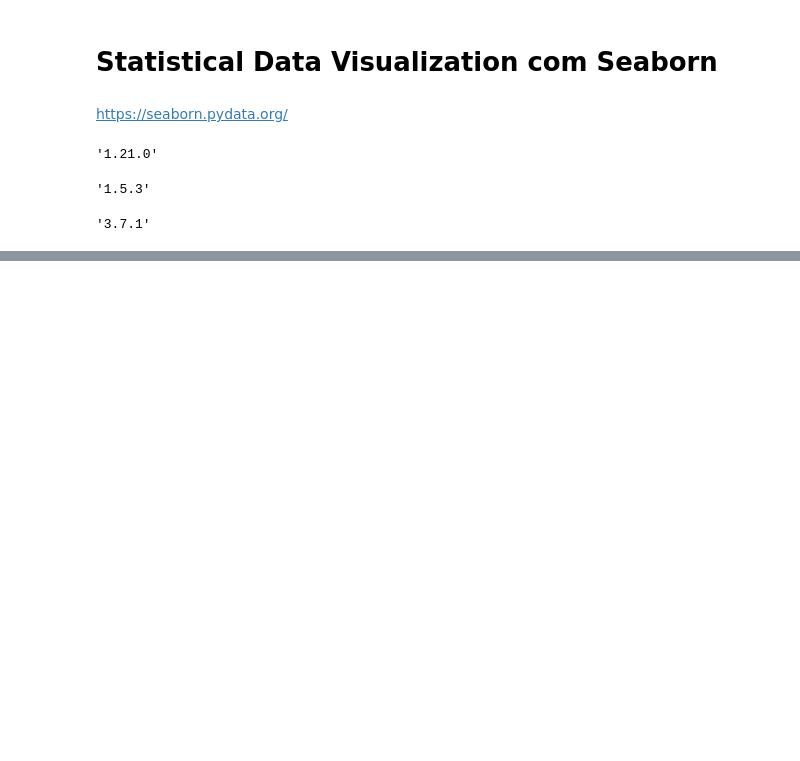
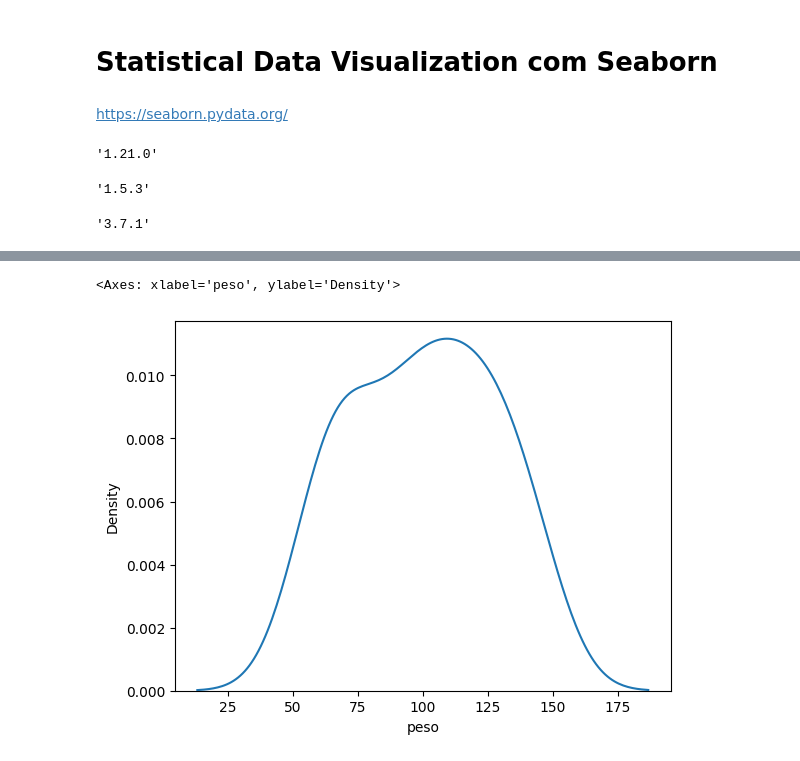
Before and after one commit to GChandrone/PythonDSA, a Jupyter notebook: Cap11/DSA-Python-Cap11-Seaborn.ipynb, the cells around one changed output, grey strips where cells are left out. Cells and saved outputs as stored; diff of their text form; code cells hidden in the pictures; blank space fills up the shorter version.

```diff
--- a/Cap11/DSA-Python-Cap11-Seaborn.ipynb
+++ b/Cap11/DSA-Python-Cap11-Seaborn.ipynb
@@ -82,0 +95,6 @@ df.head()
+# %%
+# kdeplot
+sea.kdeplot(df.peso)
+# %% [output]
+<Axes: xlabel='peso', ylabel='Density'>
+[figure, added]
```
Also changed, not shown: parts of 27 cells of this notebook.
